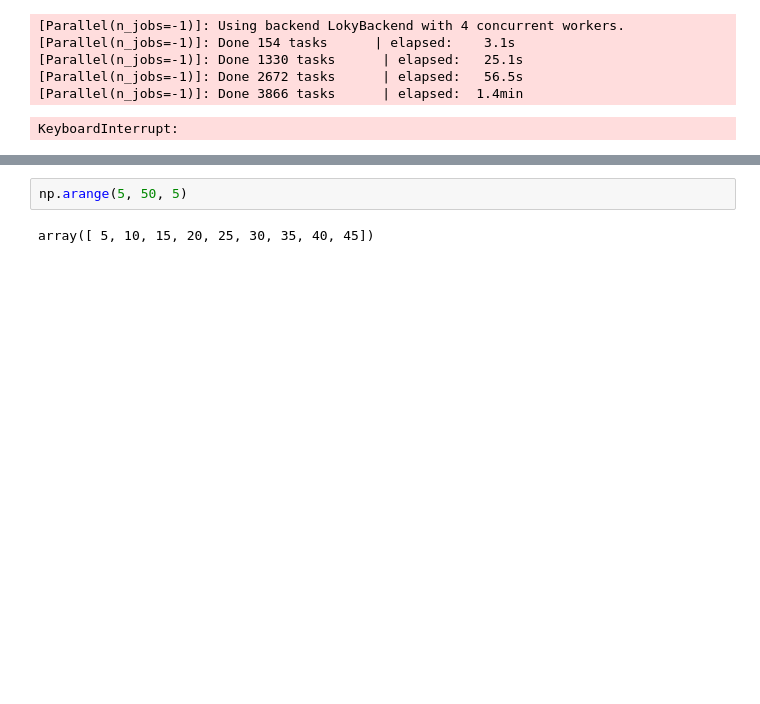
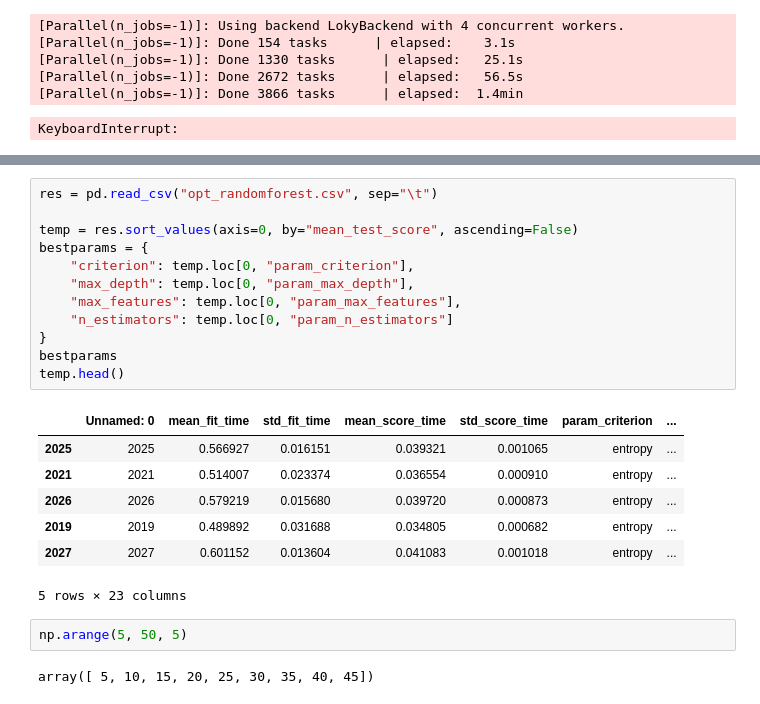
Before and after one commit to stan-tikhonov/Aging_classifier, a Jupyter notebook: LogisticRegression.ipynb, the cells around one changed output, grey strips where cells are left out. Cells and saved outputs as stored; diff of their text form; blank space fills up the shorter version.

```diff
--- a/LogisticRegression.ipynb
+++ b/LogisticRegression.ipynb
@@ -415,3 +426,23 @@ KeyboardInterrupt:
+# %%
+res = pd.read_csv("opt_randomforest.csv", sep="\t")
+
+temp = res.sort_values(axis=0, by="mean_test_score", ascending=False)
+bestparams = {
+    "criterion": temp.loc[0, "param_criterion"],
+    "max_depth": temp.loc[0, "param_max_depth"],
+    "max_features": temp.loc[0, "param_max_features"],
+    "n_estimators": temp.loc[0, "param_n_estimators"]
+}
+bestparams
+temp.head()
+# %% [output]
+|  | Unnamed: 0 | mean_fit_time | std_fit_time | mean_score_time | std_score_time | param_criterion | ... |
+| 2025 | 2025 | 0.566927 | 0.016151 | 0.039321 | 0.001065 | entropy | ... |
+| 2021 | 2021 | 0.514007 | 0.023374 | 0.036554 | 0.000910 | entropy | ... |
+| 2026 | 2026 | 0.579219 | 0.015680 | 0.039720 | 0.000873 | entropy | ... |
+| 2019 | 2019 | 0.489892 | 0.031688 | 0.034805 | 0.000682 | entropy | ... |
+| 2027 | 2027 | 0.601152 | 0.013604 | 0.041083 | 0.001018 | entropy | ... |
+5 rows × 23 columns
 # %%
 np.arange(5, 50, 5)
 # %% [output]
```
Also changed, not shown: parts of 1 cell of this notebook.
